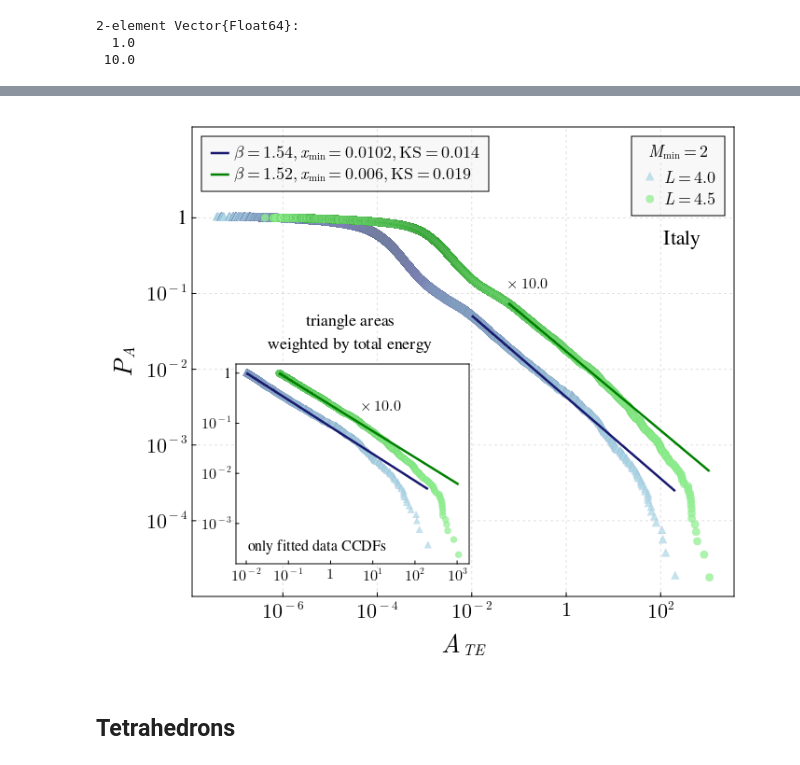
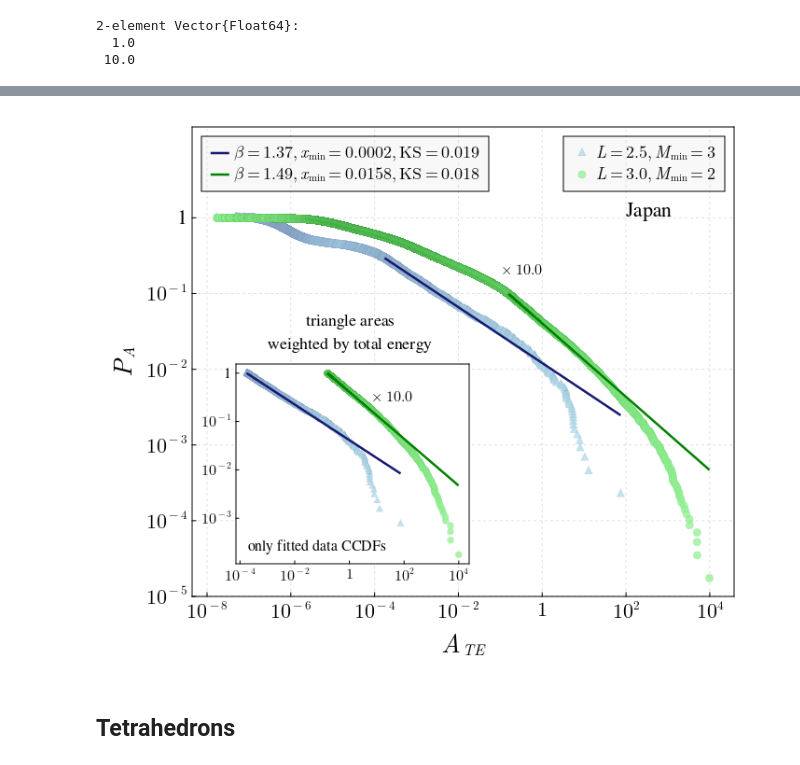
Before and after one commit to gabipana7/earthquake-networks-julia-dev, a Jupyter notebook: motifs_analysis_selected_plots_compacted.ipynb, the cells around one changed output, grey strips where cells are left out. Cells and saved outputs as stored; diff of their text form; code cells hidden in the pictures.

```diff
--- a/motifs_analysis_selected_plots_compacted.ipynb
+++ b/motifs_analysis_selected_plots_compacted.ipynb
@@ -10,5 +10,5 @@ include("./src/motifs_analysis.jl")
 
 @pyimport powerlaw as powlaw
 # %%
-region = "italy"
+region = "japan"
 # %% [output]
@@ -261,35 +261,35 @@ elseif region == "japan"
     text!(ax1, L"\times %$(all_data_multipliers[2])", space = :relative, position = Point2f(0.57, 0.68), fontsize=16)
 
     # text!(ax2, L"\times %$(multipliers[1])", space = :relative, position = Point2f(0.14, 0.57), fontsize=16)
     text!(ax2, L"\times %$(multipliers[2])", space = :relative, position = Point2f(0.58, 0.8), fontsize=16)
 
 
     # AXIS LEGEND
     axislegend(ax1, [sc1[i] for i in eachindex(cell_sizes)],
     [L"L=%$(cell_sizes[i]),\,M_\mathrm{min}=%$(minimum_magnitudes[i])" for i in eachindex(cell_sizes)],
     position = :rt, bgcolor = (:grey90, 0.25), labelsize=18, titlesize=18);
 
     axislegend(ax1, position = :lt, bgcolor = (:grey90, 0.25), labelsize=18);
 
     text!(ax2, "only fitted data CCDFs", space = :relative, position = Point2f(0.05, 0.05))
 
 end
 
 text!(ax1, "triangle areas ", space = :relative, position = Point2f(0.21, 0.57), fontsize=18)
 text!(ax1, "weighted by total energy", space = :relative, position = Point2f(0.14, 0.52), fontsize=18)
 
 
 
 
 translate!(ax2.elements[:background], 0, 0, 9)
 translate!(ax2.scene, 0, 0, 10)
 
 
-save("./motifs_selected_plots/$weighted_by/$region/motif$(motif)_$(region)_area_$(weighted_by)_all_data.png", fig, px_per_unit=5)
+save("./motifs_selected_plots/$weighted_by/$region/motif$(motif)_$(region)_area_$(weighted_by)_all_data.png", fig, px_per_unit=10)
 save("./motifs_selected_plots/$weighted_by/$region/motif$(motif)_$(region)_area_$(weighted_by)_all_data.pdf", fig)
 fig
 # %% [output]
-[figure, old version]
+[figure, new version]
 # %% [markdown]
 ## Tetrahedrons
 # %%
```
Also changed, not shown: parts of 4 cells of this notebook, 2 other files.
